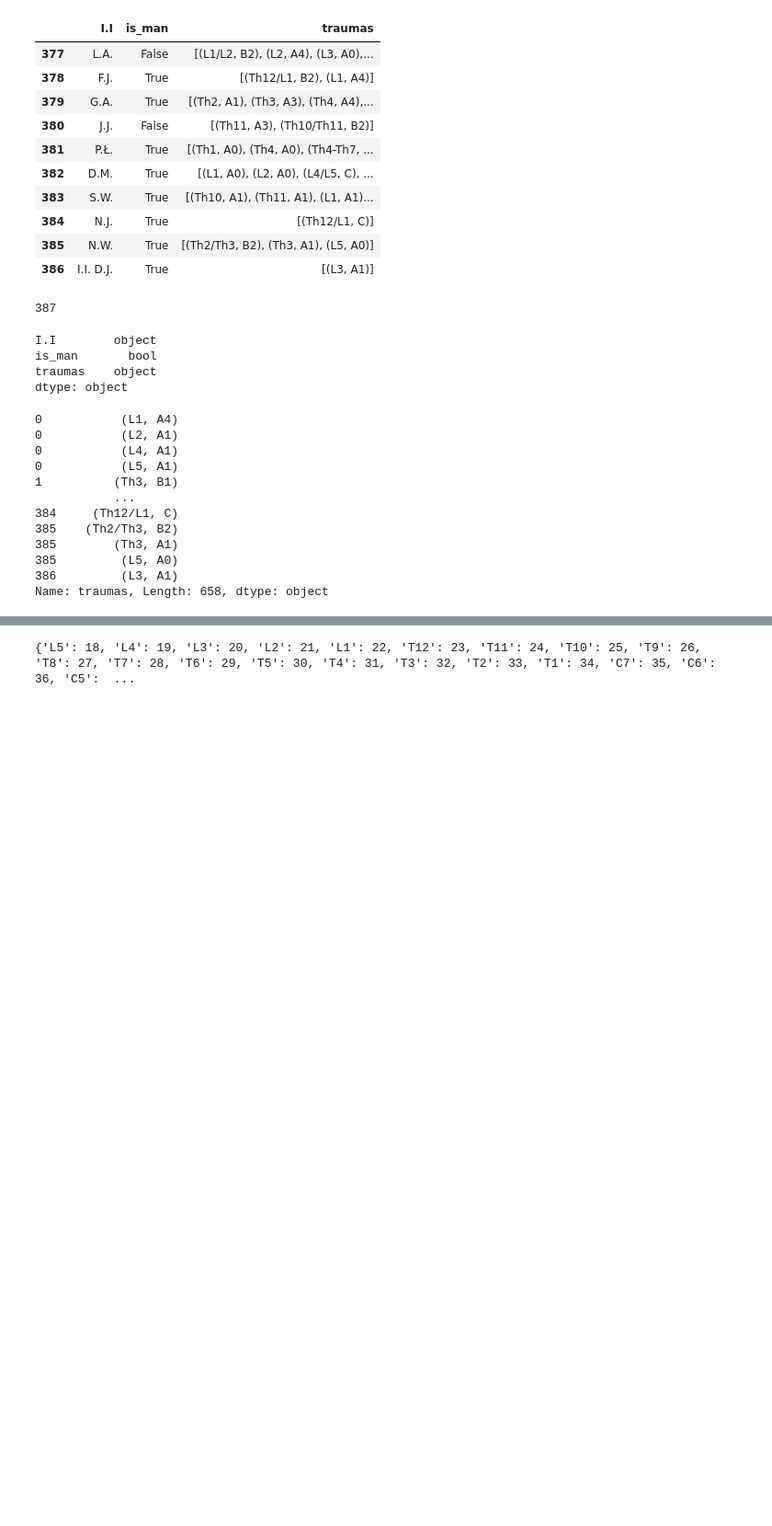
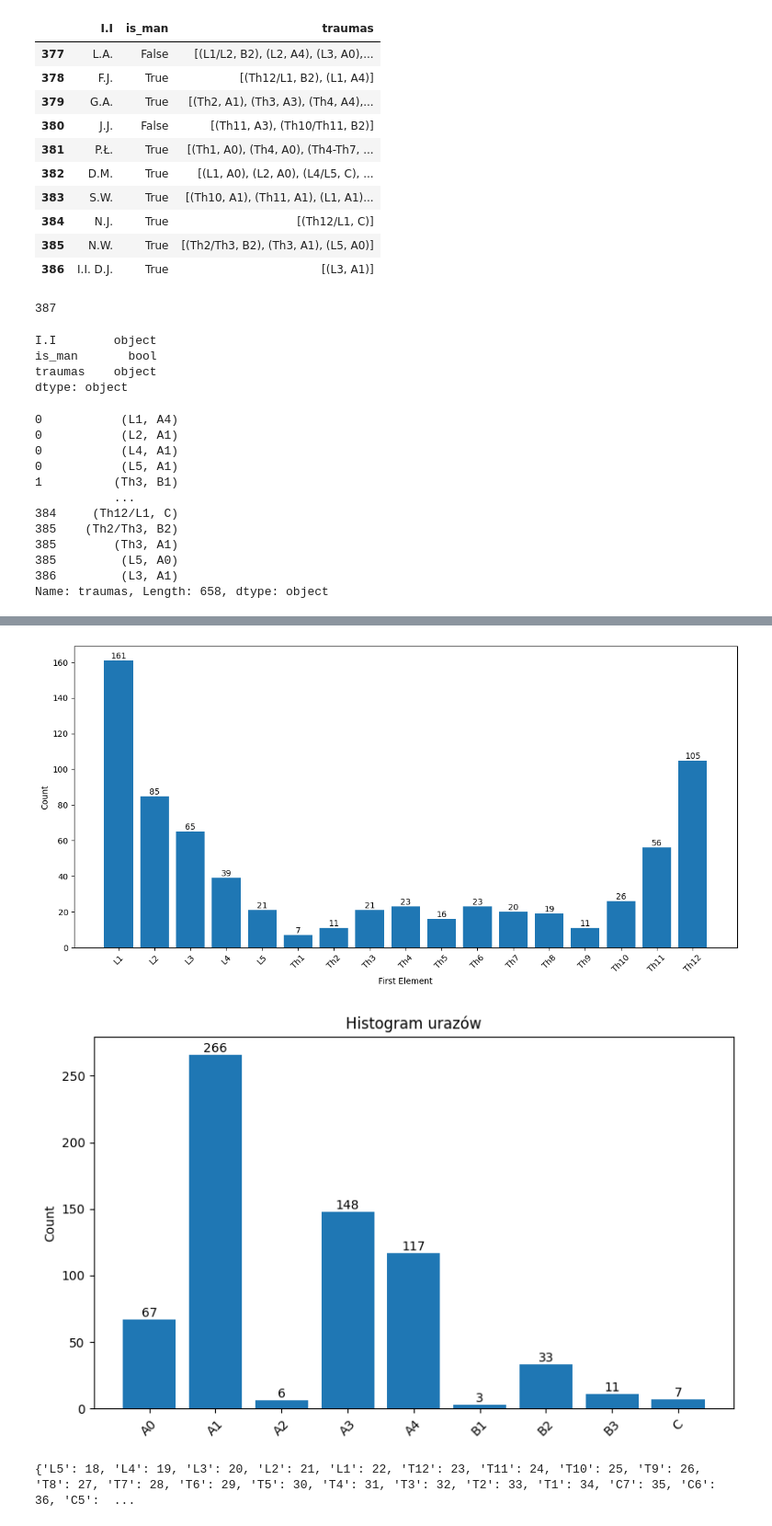
Before and after one commit to Matthev00/vertabrae_cls, a Jupyter notebook: notebooks/raport_eda.ipynb, the cells around one changed output, grey strips where cells are left out. Shown at 92% size. Cells and saved outputs as stored; diff of their text form; code cells hidden in the pictures; blank space fills up the shorter version.

```diff
--- a/notebooks/raport_eda.ipynb
+++ b/notebooks/raport_eda.ipynb
@@ -134,5 +134,5 @@ first_elements = Counter()
 for first, _ in all_pairs:
     segments = re.split(r"[/\-]", first)
     for segment in segments:
-        first_elements[segment] += 1
+        first_elements[segment.strip()] += 1
 second_elements = Counter([x[1] for x in all_pairs])
@@ -162,3 +162,39 @@ plt.show()
+# %%
+import matplotlib.pyplot as plt
+from natsort import natsorted
+
+# Sortowanie first_elements w sposób naturalny
+sorted_first_keys = natsorted(first_elements.keys())  # Naturalne sortowanie
+sorted_first_values = [first_elements[key] for key in sorted_first_keys]
+
+plt.figure(figsize=(12, 6))
+bars = plt.bar(sorted_first_keys, sorted_first_values)
+plt.xlabel("First Element")
+plt.ylabel("Count")
+plt.xticks(rotation=45)
+plt.tight_layout()
+for bar in bars:
+    height = bar.get_height()
+    plt.text(bar.get_x() + bar.get_width() / 2, height, str(height), ha='center', va='bottom')
+plt.show()
+
+# Sortowanie second_elements w sposób naturalny
+sorted_second_keys = natsorted(second_elements.keys())  # Naturalne sortowanie
+sorted_second_values = [second_elements[key] for key in sorted_second_keys]
+
+plt.figure(figsize=(8, 5))
+bars = plt.bar(sorted_second_keys, sorted_second_values)
+plt.title("Histogram urazów")
+plt.ylabel("Count")
+plt.xticks(rotation=45)
+plt.tight_layout()
+for bar in bars:
+    height = bar.get_height()
+    plt.text(bar.get_x() + bar.get_width() / 2, height, str(height), ha='center', va='bottom')
+plt.show()
+# %% [output]
+[figure, added]
+[figure, added]
 # %%
 # Oryginalny słownik
 vertebrae_dict = {
```
Also changed, not shown: parts of 4 cells of this notebook, 1 other file.
